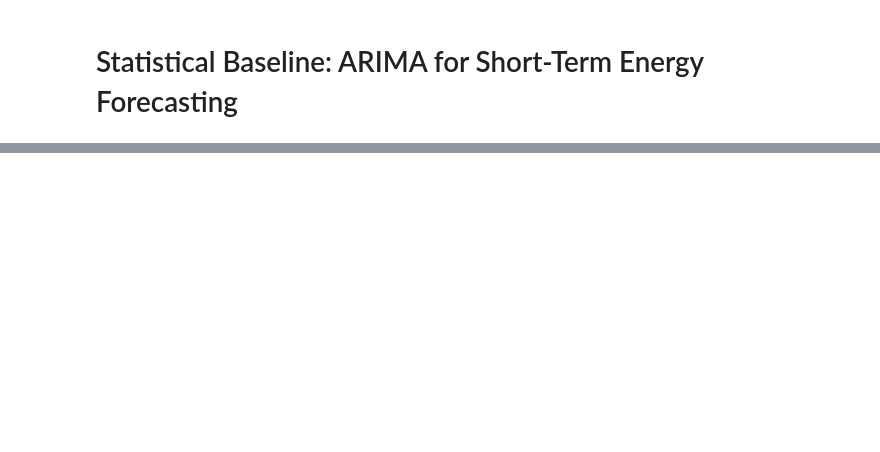
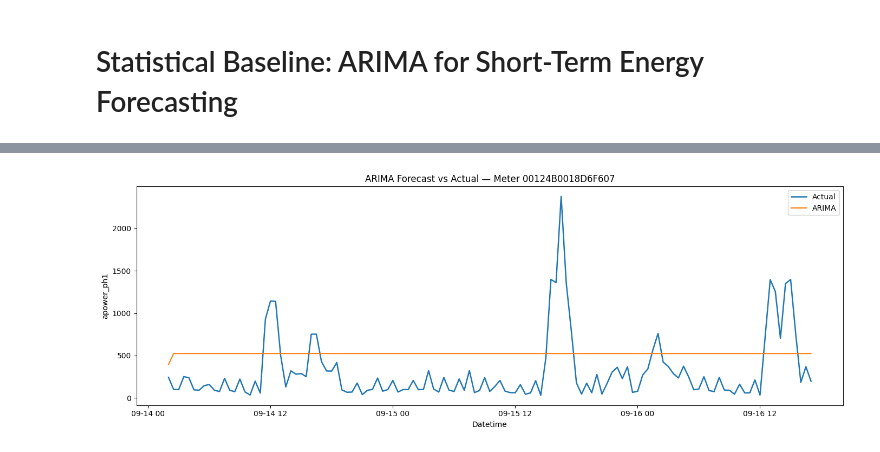
Before and after one commit to aditip149209/Data-Analytics-IT350-Team-23, a Jupyter notebook: Experiments/arima-base-paper.ipynb, the cells around one changed output, grey strips where cells are left out. Saved outputs shown, nothing was run; the diff lists cells and outputs as text; code cells hidden in the pictures; blank space fills up the shorter version.

Commit message:
new experiement models

```diff
--- a/Experiments/arima-base-paper.ipynb
+++ b/Experiments/arima-base-paper.ipynb
@@ -133,29 +233,18 @@ print("Best ARIMA order on validation:", best_order, "RMSE:", round(best_val_rms
 # %%
-train_val = pd.concat([train, val])
-final_model = ARIMA(train_val, order=best_order, enforce_stationarity=False, enforce_invertibility=False).fit()
-pred_test = final_model.forecast(steps=len(test))
+plot_df = all_preds[0]
+plot_n  = min(96, len(plot_df))   # 2 days of 30-min bins
+mid     = plot_df["meter_id"].iloc[0]
 
-metrics_df = pd.DataFrame([metric_row("ARIMA", test.values, pred_test.values)])
-display(metrics_df.round(4))
-
-pred_frame = pd.DataFrame({
-    "datetime": test.index,
-    "actual": test.values,
-    "pred_arima": pred_test.values
-})
-
-plot_n = min(300, len(pred_frame))
 plt.figure(figsize=(14, 5))
-plt.plot(pred_frame["datetime"].iloc[:plot_n], pred_frame["actual"].iloc[:plot_n], label="Actual", linewidth=1.8)
-plt.plot(pred_frame["datetime"].iloc[:plot_n], pred_frame["pred_arima"].iloc[:plot_n], label="ARIMA", linewidth=1.5)
-plt.title("ARIMA Forecast vs Actual")
+plt.plot(plot_df["datetime"].iloc[:plot_n], plot_df["actual"].iloc[:plot_n],
+         label="Actual", linewidth=1.8)
+plt.plot(plot_df["datetime"].iloc[:plot_n], plot_df["pred_arima"].iloc[:plot_n],
+         label="ARIMA", linewidth=1.5)
+plt.title(f"ARIMA Forecast vs Actual — Meter {mid}")
 plt.xlabel("Datetime")
 plt.ylabel(target_col)
 plt.legend()
 plt.tight_layout()
 plt.show()
-
-metrics_df["BestOrder"] = str(best_order)
-metrics_df.to_csv("paper_arima_metrics.csv", index=False)
-pred_frame.to_csv("paper_arima_predictions.csv", index=False)
-print("Saved: paper_arima_metrics.csv, paper_arima_predictions.csv")
+# %% [output]
+[figure, added]
```
Also changed, not shown: parts of 2 cells of this notebook, 5 other files.
